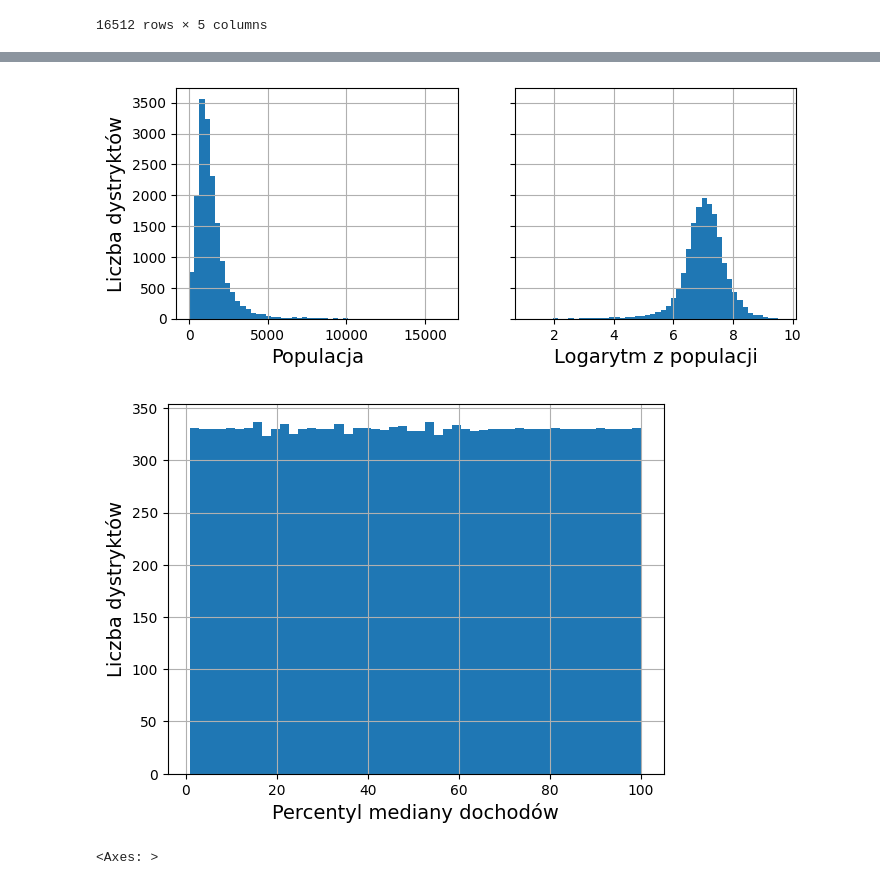
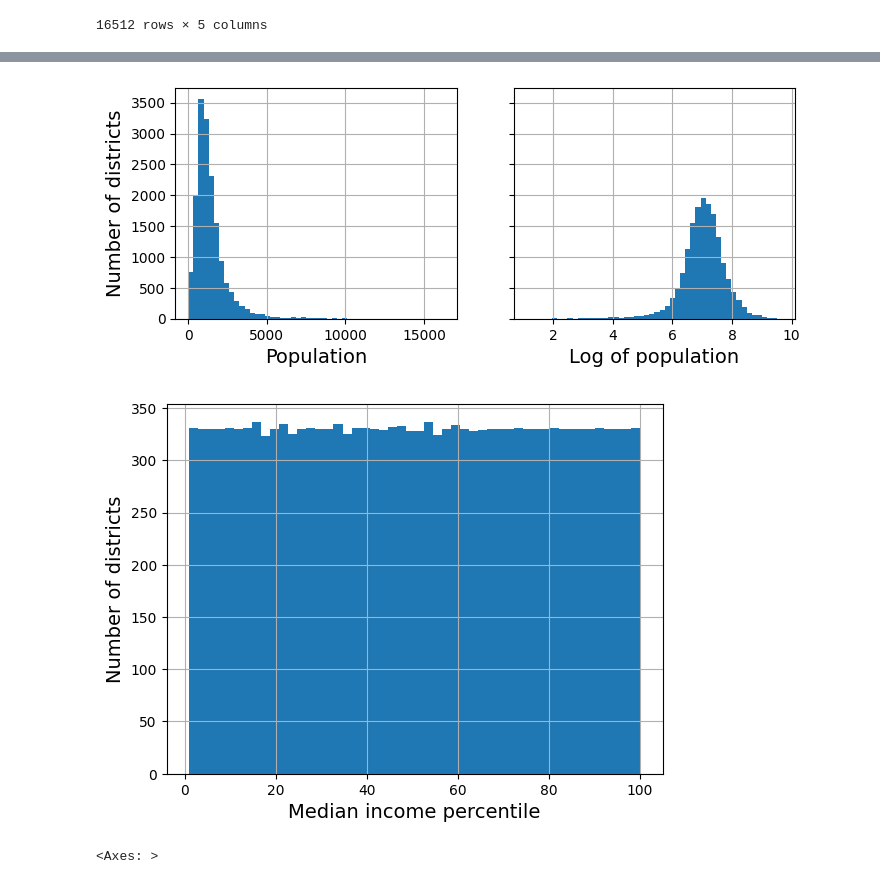
Before and after one commit to DaryaBelka/machine-learning, a Jupyter notebook: 02_pierwszy_projekt_uczenia_maszynowego.ipynb, the cells around one changed output, grey strips where cells are left out. Cells and saved outputs as stored; diff of their text form; code cells hidden in the pictures.

```diff
--- a/02_pierwszy_projekt_uczenia_maszynowego.ipynb
+++ b/02_pierwszy_projekt_uczenia_maszynowego.ipynb
@@ -232,7 +233,7 @@ longitude            -0.050859
 latitude             -0.139584
 Name: median_house_value, dtype: float64
 # %%
-x_train = df_train.drop("median_house_value", axis=1)
+X_train = df_train.drop("median_house_value", axis=1)
 y_train = df_train["median_house_value"].copy()
 # %%
 
@@ -565,26 +565,26 @@ x_train_num_std_scaled.describe()
 | 75% | 7.813423e-01 | 9.761041e-01 | 6.692575e-01 | 2.354897e-01 | 2.502091e-01 | 2.744761e-01 | 2.690575e-01 | ... |
 | max | 2.540847e+00 | 2.959014e+00 | 1.861119e+00 | 1.678576e+01 | 1.337988e+01 | 1.359152e+01 | 1.268893e+01 | ... |
 # %%
-fig, axs = plt.subplots(1, 2, figsize=(8, 3), sharey=True)
-x_train["population"].hist(ax=axs[0], bins=50)
-x_train["population"].apply(np.log).hist(ax=axs[1], bins=50)
-axs[0].set_xlabel("Populacja")
-axs[1].set_xlabel("Logarytm z populacji")
-axs[0].set_ylabel("Liczba dystryktów")
+fig,axs=plt.subplots(1,2,figsize=(8,3),sharey=True)
+X_train['population'].hist(ax=axs[0],bins=50)
+X_train['population'].apply(np.log).hist(ax=axs[1],bins=50)
+axs[0].set_xlabel('Population')
+axs[1].set_xlabel('Log of population')
+axs[0].set_ylabel('Number of districts')
 plt.show()
 # %% [output]
-[figure, old version]
+[figure, new version]
 # %%
-percentiles = [np.percentile(x_train["median_income"], p)
-               for p in range(1, 100)]
-x_train["median_income_percentile"]=pd.cut(x_train["median_income"],
-                                 bins=[-np.inf] + percentiles + [np.inf],
-                                 labels=range(1, 100 + 1))
-x_train["median_income_percentile"] = x_train["median_income_percentile"].astype(int)
-x_train["median_income_percentile"].hist(bins=50)
-plt.xlabel("Percentyl mediany dochodów")
-plt.ylabel("Liczba dystryktów")
+percentiles=[np.percentile(X_train['median_income'],p)
+             for p in range(1,100)]
+X_train['median_income_percentile']=pd.cut(X_train['median_income'],
+bins=[-np.inf]+percentiles+[np.inf],
+labels=range(1,100+1))
+X_train['median_income_percentile']=X_train['median_income_percentile'].astype(int)
+X_train['median_income_percentile'].hist(bins=50)
+plt.xlabel('Median income percentile')
+plt.ylabel('Number of districts')
 plt.show()
 # %% [output]
-[figure, old version]
+[figure, new version]
 # %%
```
Also changed, not shown: parts of 84 cells of this notebook, 1 other file.
